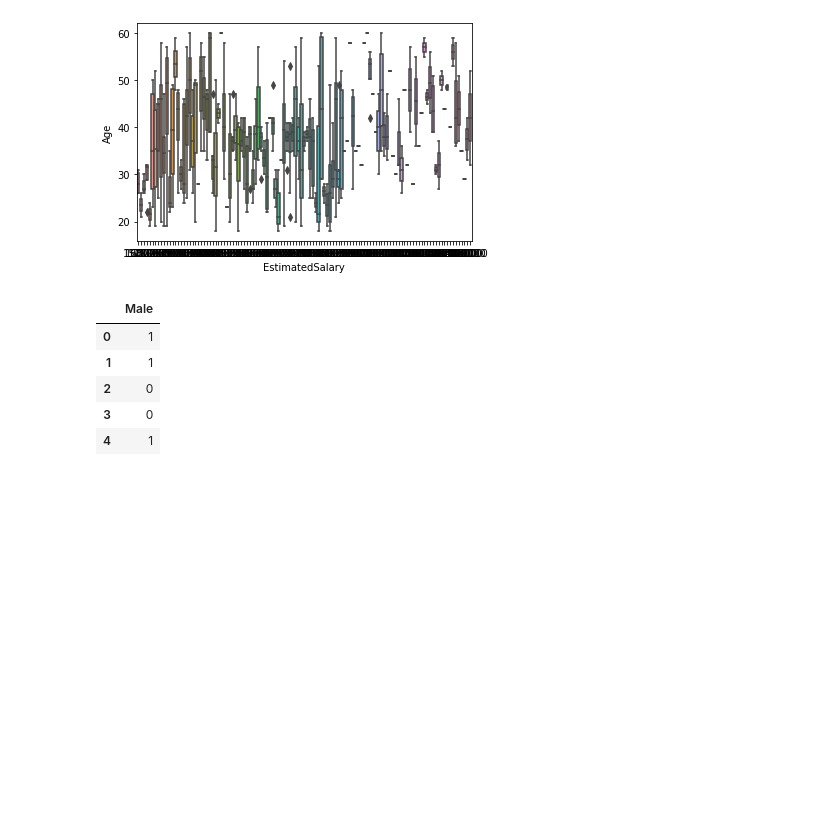
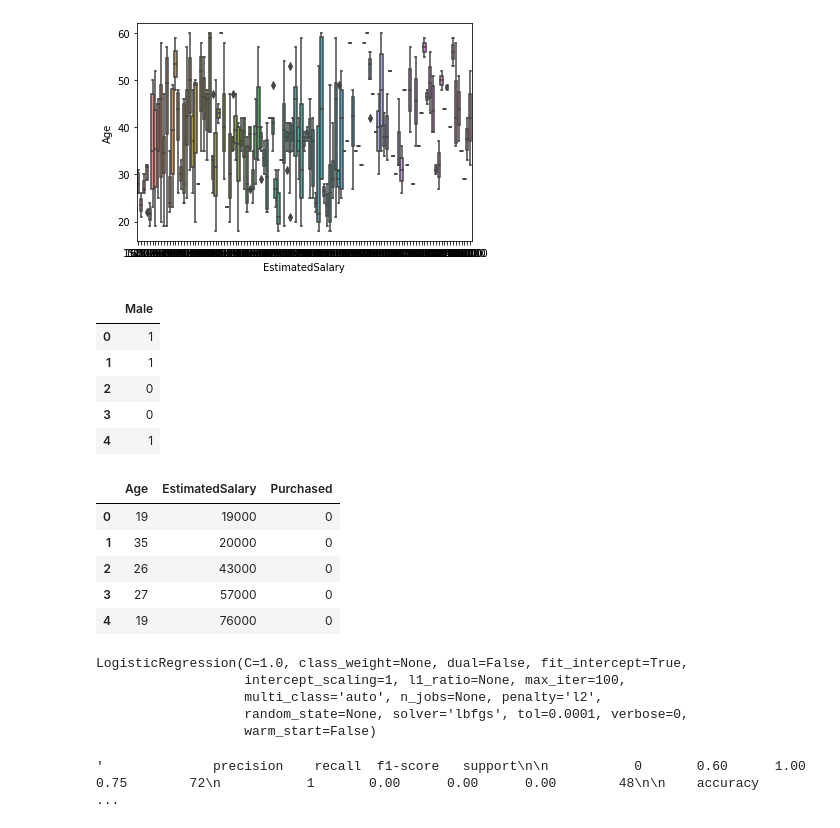
Before and after one commit to MansiSinghP/MACHINE-LEARNING-PROJECTS, a Jupyter notebook: suv_predictions.ipynb, the cells around one changed output. Saved outputs shown, nothing was run; the diff lists cells and outputs as text; code cells hidden in the pictures; blank space fills up the shorter version.

```diff
--- a/suv_predictions.ipynb
+++ b/suv_predictions.ipynb
@@ -106,3 +106,14 @@ Gender.head()
 | 2 | 0 |
 | 3 | 0 |
 | 4 | 1 |
+# %%
+dataset.drop(['Gender','User ID'],axis=1,inplace=True)
+# %%
+dataset.head()
+# %% [output]
+|  | Age | EstimatedSalary | Purchased |
+| 0 | 19 | 19000 | 0 |
+| 1 | 35 | 20000 | 0 |
+| 2 | 26 | 43000 | 0 |
+| 3 | 27 | 57000 | 0 |
+| 4 | 19 | 76000 | 0 |
@@ -108,0 +127,10 @@ Gender.head()
+# %%
+from sklearn.linear_model import LogisticRegression
+logmodel=LogisticRegression()
+logmodel.fit(X_train,y_train)
+# %% [output]
+LogisticRegression(C=1.0, class_weight=None, dual=False, fit_intercept=True,
+                   intercept_scaling=1, l1_ratio=None, max_iter=100,
+                   multi_class='auto', n_jobs=None, penalty='l2',
+                   random_state=None, solver='lbfgs', tol=0.0001, verbose=0,
+                   warm_start=False)
@@ -108,0 +139,5 @@ Gender.head()
+# %%
+from sklearn.metrics import classification_report
+classification_report(y_test,Predictions)
+# %% [output]
+'              precision    recall  f1-score   support\n\n           0       0.60      1.00      0.75        72\n           1       0.00      0.00      0.00        48\n\n    accuracy                   ...
```
Also changed, not shown: parts of 5 cells of this notebook.
